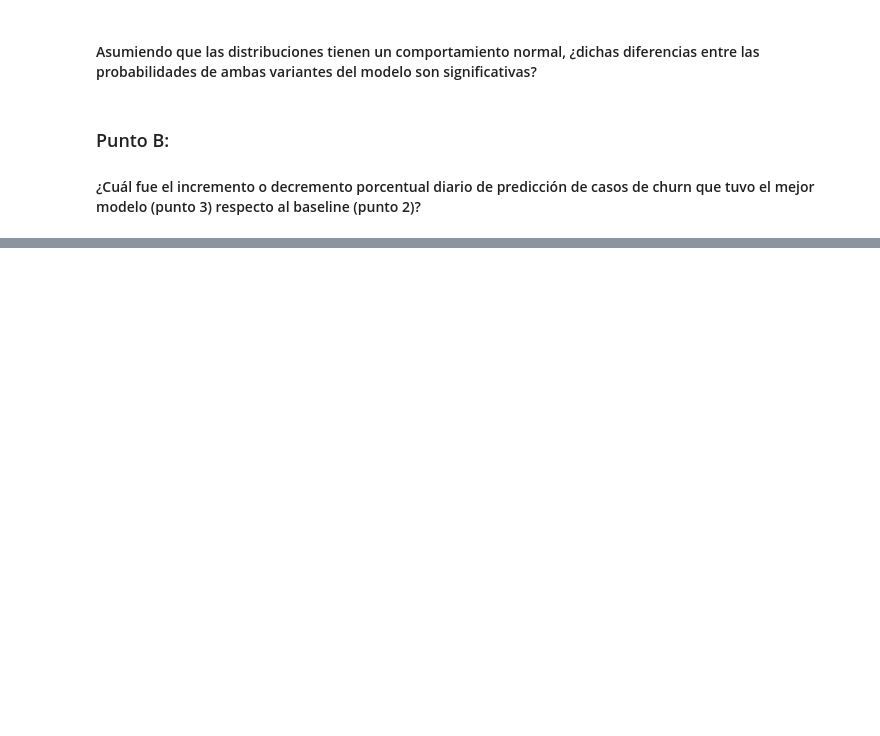
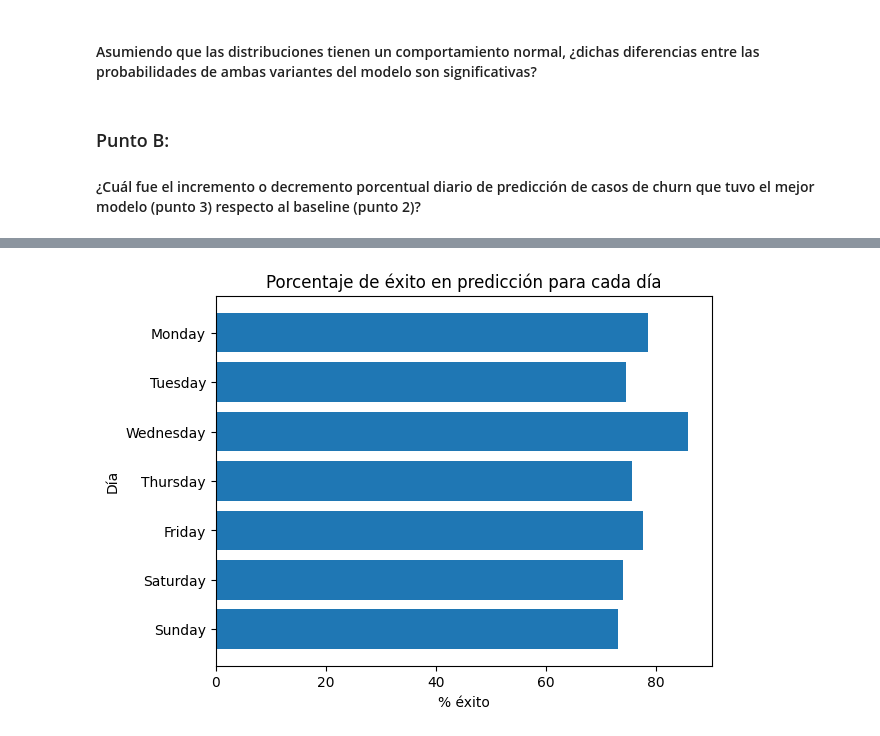
Before and after one commit to DJRT-11/MINE4101-T3, a Jupyter notebook: a-b_testing.ipynb, the cells around one changed output, grey strips where cells are left out. Drawn from its saved outputs; the diff is of its cells as text; code cells hidden in the pictures; blank space fills up the shorter version.

Commit message:
A/B testing complete

```diff
--- a/a-b_testing.ipynb
+++ b/a-b_testing.ipynb
@@ -134,0 +369,47 @@ df_01
+# %%
+actual_df_06 = pd.read_json("a-b_testing/input_data/churn_future_model_06.json")
+
+pred = []
+with open("a-b_testing/outputs/churn_test_optimized_06.json", 'r') as j:
+    s = j.read()[1:-1]
+    s = s.replace('\\','')
+    content = json.loads(s)
+    pred.extend(content)
+predict_df_06 = pd.DataFrame(pred)
+
+success_df_06 = actual_df_06.join(predict_df_06)[["Churn","Prediction"]]
+success_df_06["Churn"] = success_df_06["Churn"].replace({'Yes':1,'No':0})
+success_06 = (success_df_06.Prediction==success_df_06.Churn).mean()
+success_lst.append(success_06)
+# %%
+actual_df_07 = pd.read_json("a-b_testing/input_data/churn_future_model_07.json")
+
+pred = []
+with open("a-b_testing/outputs/churn_test_optimized_07.json", 'r') as j:
+    s = j.read()[1:-1]
+    s = s.replace('\\','')
+    content = json.loads(s)
+    pred.extend(content)
+predict_df_07 = pd.DataFrame(pred)
+
+success_df_07 = actual_df_07.join(predict_df_07)[["Churn","Prediction"]]
+success_df_07["Churn"] = success_df_07["Churn"].replace({'Yes':1,'No':0})
+success_07 = (success_df_07.Prediction==success_df_07.Churn).mean()
+success_lst.append(success_07)
+# %%
+days = ["Monday","Tuesday","Wednesday","Thursday","Friday","Saturday","Sunday"]
+y_pos = np.arange(len(days))
+
+success_prc = [i * 100 for i in success_lst]
+
+plt.barh(y_pos[::1],success_prc[::-1])
+plt.yticks(np.arange(len(days)), days[::-1])
+
+plt.xlabel('% éxito')
+plt.ylabel('Día')
+plt.title('Porcentaje de éxito en predicción para cada día')
+
+# Display the plot
+plt.show()
+# %% [output]
+[figure, added]
```
Also changed, not shown: parts of 22 cells of this notebook, 1 other file.
